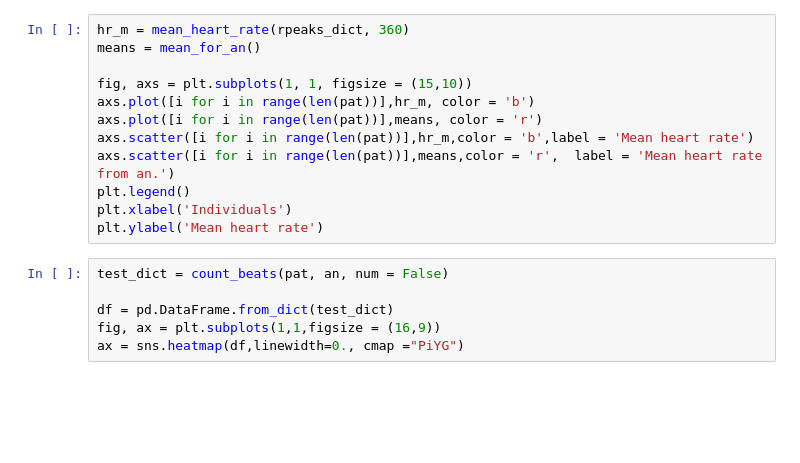
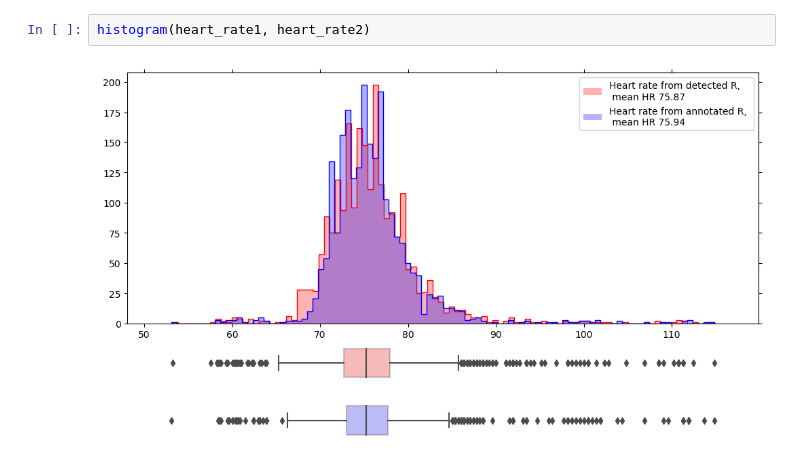
Before and after one commit to Maria-Iosif/ECG-HRV-Analysis, a Jupyter notebook: run.ipynb, the cells around one changed output. Cells and saved outputs as stored; diff of their text form; blank space fills up the shorter version.

```diff
--- a/run.ipynb
+++ b/run.ipynb
@@ -90,18 +42,4 @@ plt.show()
-# %%
-hr_m = mean_heart_rate(rpeaks_dict, 360)
-means = mean_for_an()
-
-fig, axs = plt.subplots(1, 1, figsize = (15,10))
-axs.plot([i for i in range(len(pat))],hr_m, color = 'b')
-axs.plot([i for i in range(len(pat))],means, color = 'r')
-axs.scatter([i for i in range(len(pat))],hr_m,color = 'b',label = 'Mean heart rate')
-axs.scatter([i for i in range(len(pat))],means,color = 'r',  label = 'Mean heart rate from an.')
-plt.legend()
-plt.xlabel('Individuals')
-plt.ylabel('Mean heart rate')
-# %%
-test_dict = count_beats(pat, an, num = False)
-
-df = pd.DataFrame.from_dict(test_dict)
-fig, ax = plt.subplots(1,1,figsize = (16,9))
-ax = sns.heatmap(df,linewidth=0., cmap ="PiYG")
+# %%
+histogram(heart_rate1, heart_rate2)
+# %% [output]
+[figure, added]
```
Also changed, not shown: parts of 30 cells of this notebook.
